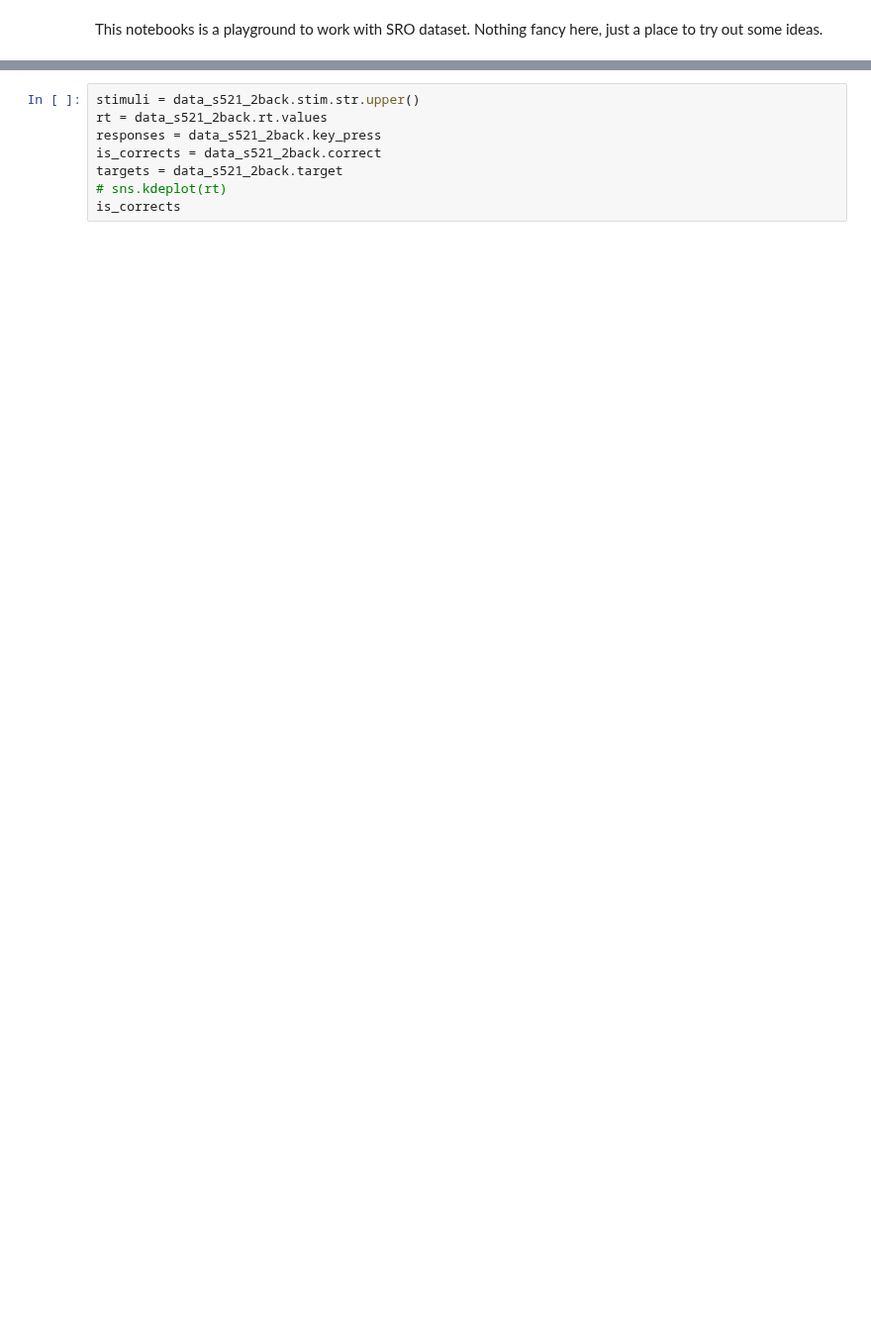
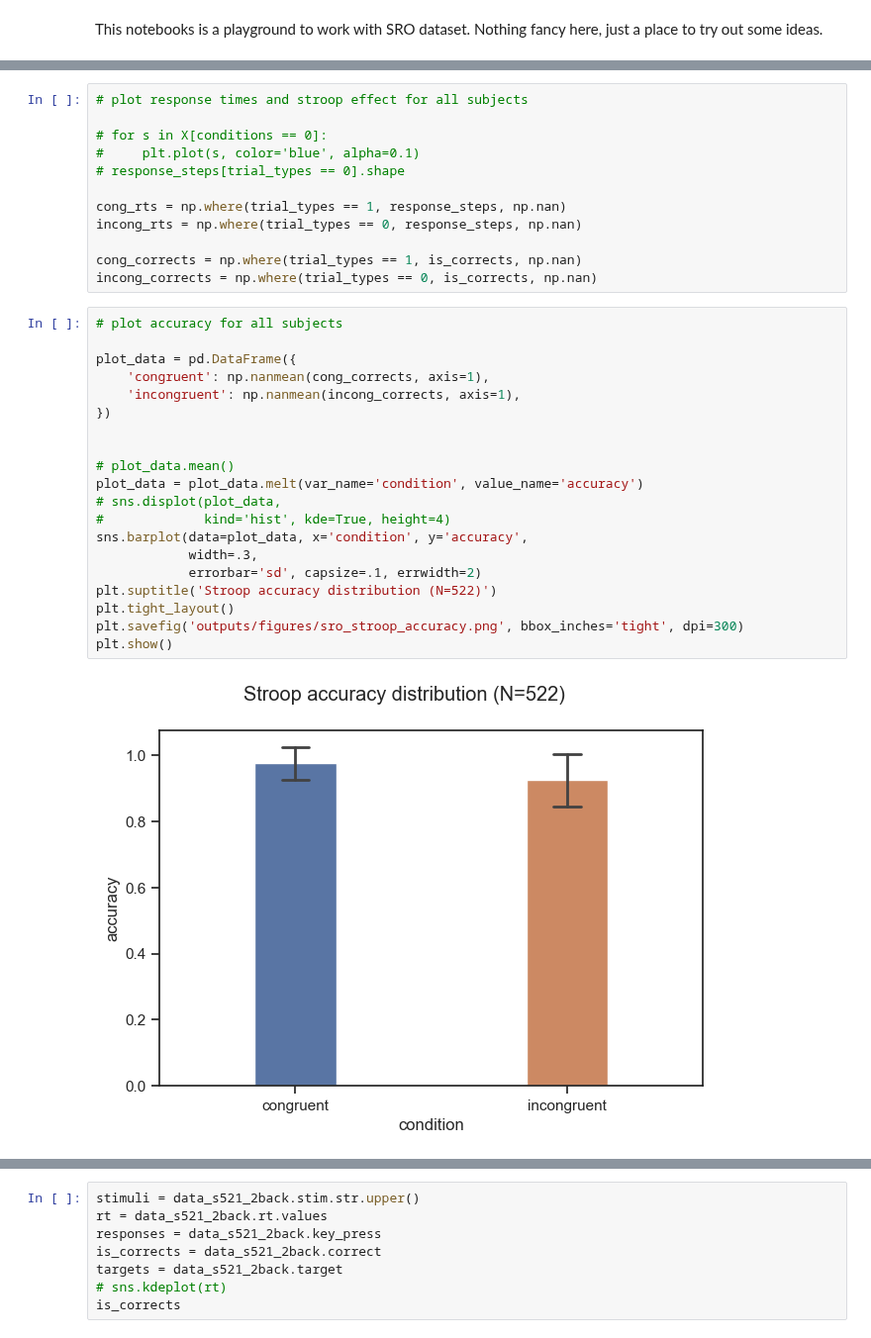
Before and after one commit to morteza/CogPonder, a Jupyter notebook: notebooks/SRO Playground.ipynb, the cells around one changed output, grey strips where cells are left out. Shown at 99% size. Cells and saved outputs as stored; diff of their text form; blank space fills up the shorter version.

```diff
--- a/notebooks/SRO Playground.ipynb
+++ b/notebooks/SRO Playground.ipynb
@@ -2,0 +21,34 @@ This notebooks is a playground to work with SRO dataset. Nothing fancy here, jus
+# %%
+# plot response times and stroop effect for all subjects
+
+# for s in X[conditions == 0]:
+#     plt.plot(s, color='blue', alpha=0.1)
+# response_steps[trial_types == 0].shape
+
+cong_rts = np.where(trial_types == 1, response_steps, np.nan)
+incong_rts = np.where(trial_types == 0, response_steps, np.nan)
+
+cong_corrects = np.where(trial_types == 1, is_corrects, np.nan)
+incong_corrects = np.where(trial_types == 0, is_corrects, np.nan)
+# %%
+# plot accuracy for all subjects
+
+plot_data = pd.DataFrame({
+    'congruent': np.nanmean(cong_corrects, axis=1),
+    'incongruent': np.nanmean(incong_corrects, axis=1),
+})
+
+
+# plot_data.mean()
+plot_data = plot_data.melt(var_name='condition', value_name='accuracy')
+# sns.displot(plot_data,
+#             kind='hist', kde=True, height=4)
+sns.barplot(data=plot_data, x='condition', y='accuracy',
+            width=.3,
+            errorbar='sd', capsize=.1, errwidth=2)
+plt.suptitle('Stroop accuracy distribution (N=522)')
+plt.tight_layout()
+plt.savefig('outputs/figures/sro_stroop_accuracy.png', bbox_inches='tight', dpi=300)
+plt.show()
+# %% [output]
+[figure, added]
```
Also changed, not shown: parts of 4 cells of this notebook, 3 other files.
